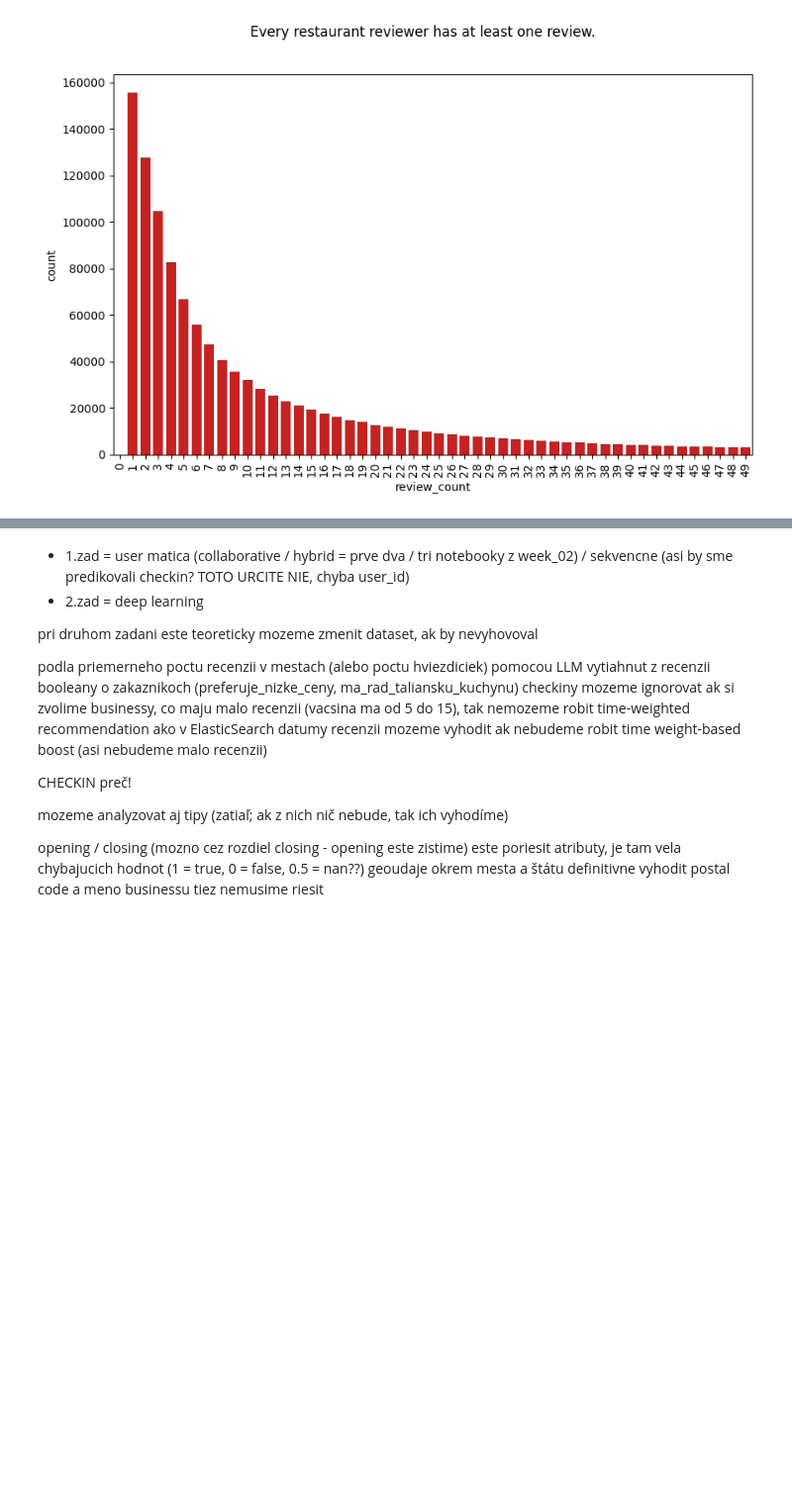
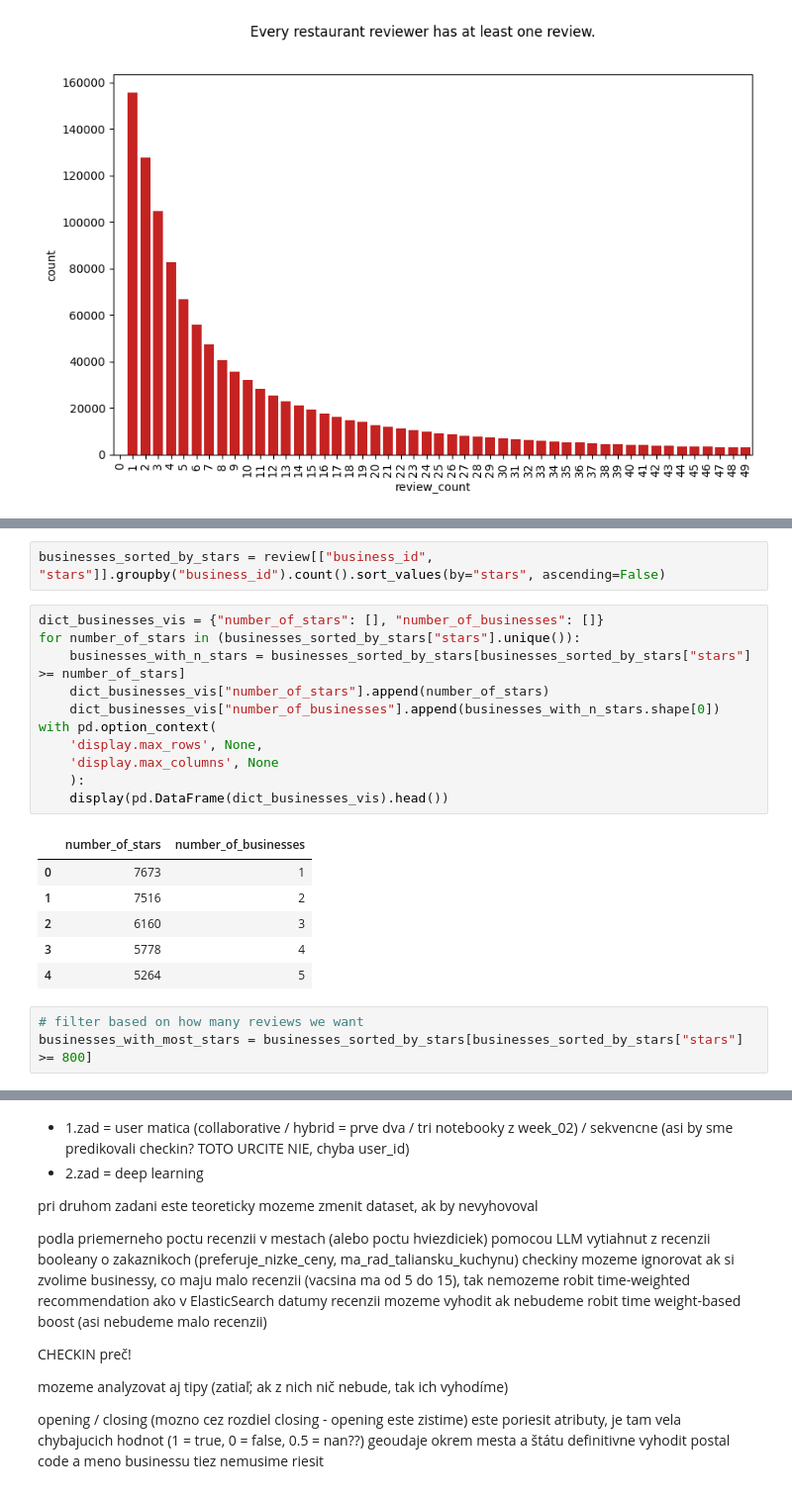
Before and after one commit to xkello/ISA-Team-8, a Jupyter notebook: EDA_restaurant.ipynb, the cells around one changed output, grey strips where cells are left out. Shown at 99% size. Cells and saved outputs as stored; diff of their text form; blank space fills up the shorter version.

```diff
--- a/EDA_restaurant.ipynb
+++ b/EDA_restaurant.ipynb
@@ -1056,0 +1088,23 @@ plt.show()
+# %%
+businesses_sorted_by_stars = review[["business_id", "stars"]].groupby("business_id").count().sort_values(by="stars", ascending=False)
+# %%
+dict_businesses_vis = {"number_of_stars": [], "number_of_businesses": []}
+for number_of_stars in (businesses_sorted_by_stars["stars"].unique()):
+    businesses_with_n_stars = businesses_sorted_by_stars[businesses_sorted_by_stars["stars"] >= number_of_stars]
+    dict_businesses_vis["number_of_stars"].append(number_of_stars)
+    dict_businesses_vis["number_of_businesses"].append(businesses_with_n_stars.shape[0])
+with pd.option_context(
+    'display.max_rows', None,
+    'display.max_columns', None
+    ):
+    display(pd.DataFrame(dict_businesses_vis).head())
+# %% [output]
+|  | number_of_stars | number_of_businesses |
+| 0 | 7673 | 1 |
+| 1 | 7516 | 2 |
+| 2 | 6160 | 3 |
+| 3 | 5778 | 4 |
+| 4 | 5264 | 5 |
+# %%
+# filter based on how many reviews we want
+businesses_with_most_stars = businesses_sorted_by_stars[businesses_sorted_by_stars["stars"] >= 800]
```
Also changed, not shown: parts of 31 cells of this notebook, 3 other files.
